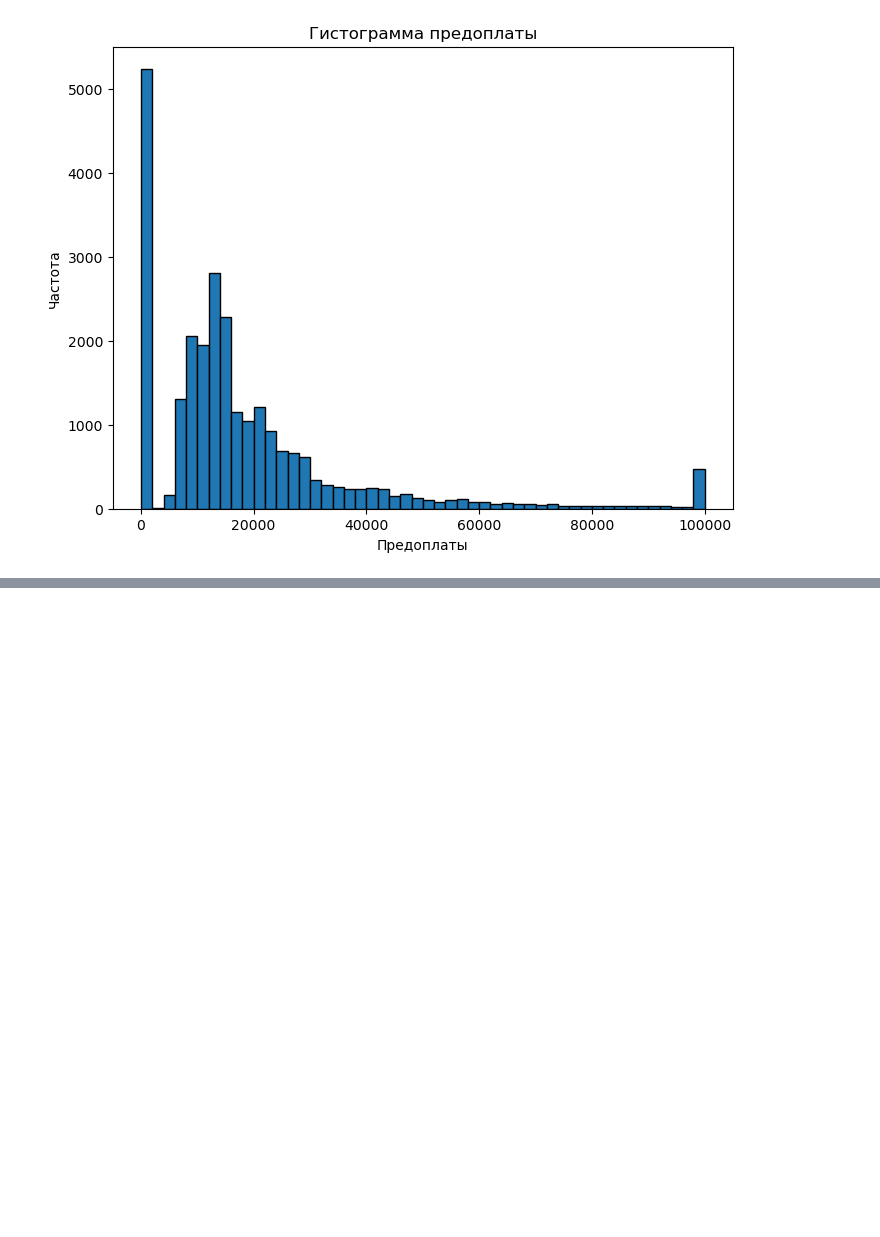
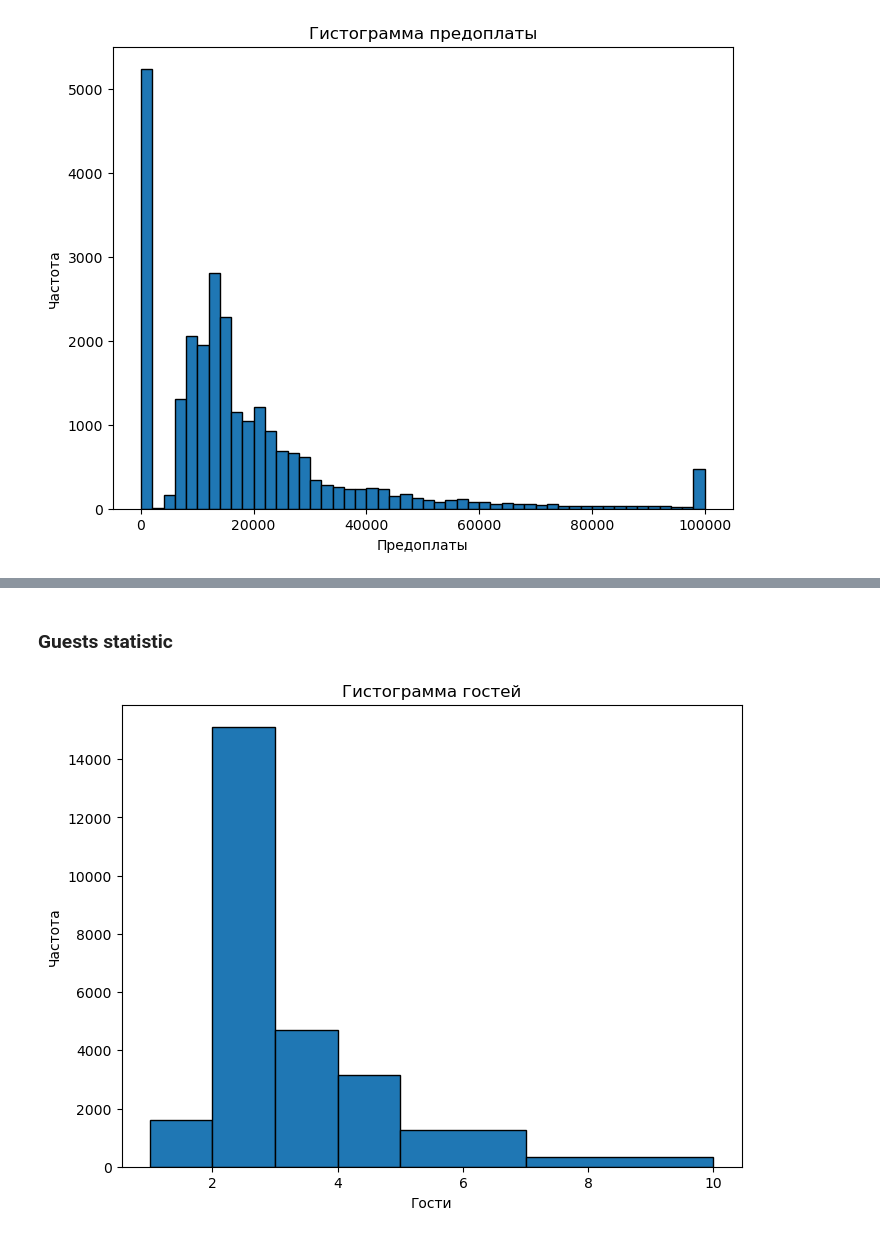
Before and after one commit to impartac/PSB_hack, a Jupyter notebook: scripts/data_preproc.ipynb, the cells around one changed output, grey strips where cells are left out. Cells and saved outputs as stored; diff of their text form; code cells hidden in the pictures; blank space fills up the shorter version.

```diff
--- a/scripts/data_preproc.ipynb
+++ b/scripts/data_preproc.ipynb
@@ -182,0 +194,11 @@ plt.show()
+# %% [markdown]
+### Guests statistic
+# %%
+plt.figure(figsize=(8, 6))
+plt.hist(train_df['Гостей'], bins=[1,2,3,4,5,7,10], edgecolor='black') # bins=10 - количество интервалов
+plt.xlabel('Гости')
+plt.ylabel('Частота')
+plt.title('Гистограмма гостей')
+plt.show()
+# %% [output]
+[figure, added]
```
Also changed, not shown: parts of 4 cells of this notebook, 7 other files.
